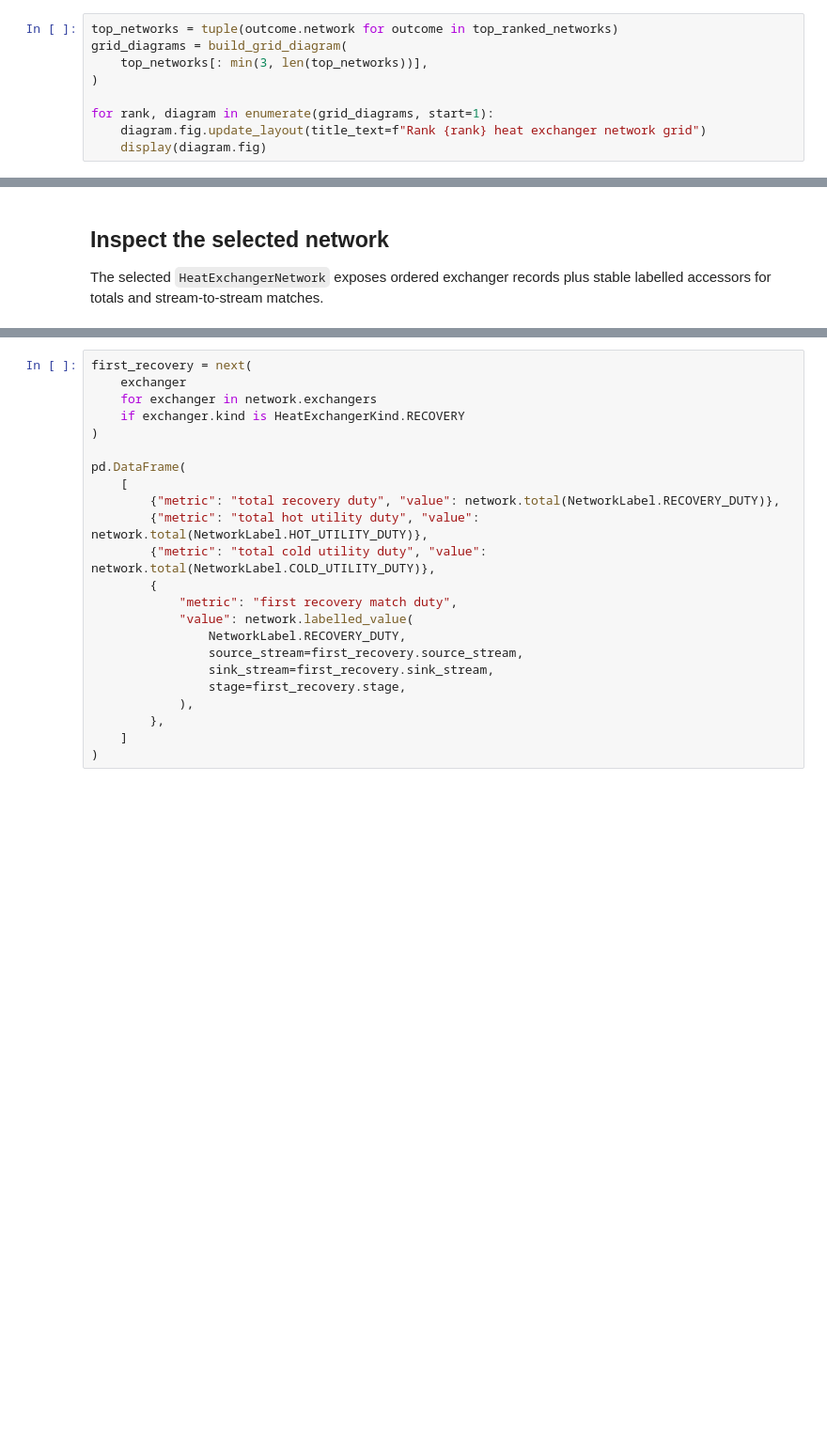
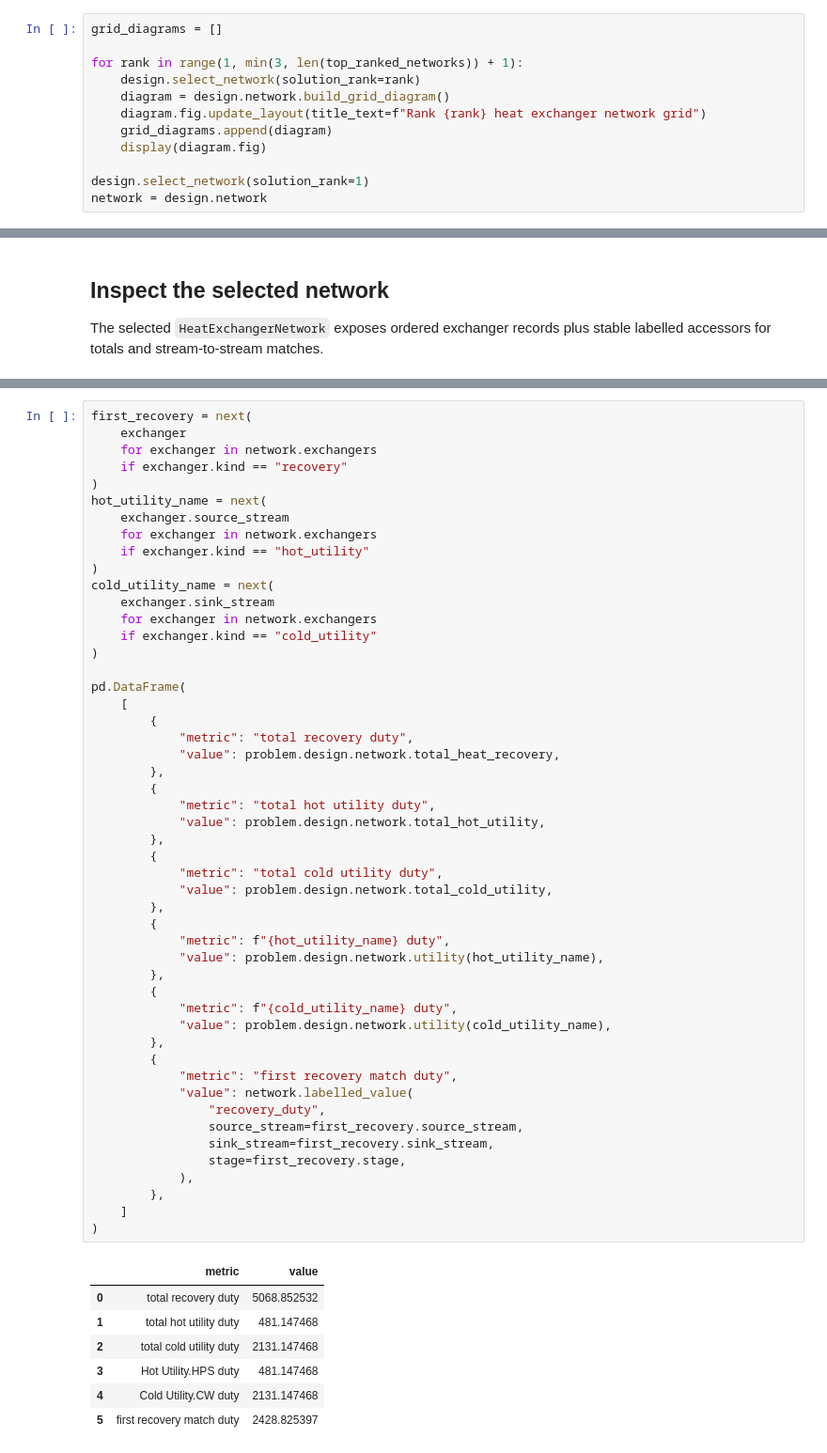
Before and after one commit to waikato-ahuora-smart-energy-systems/OpenPinch, a Jupyter notebook: OpenPinch/data/notebooks/09_hen_design_service_four_stream.ipynb, the cells around one changed output, grey strips where cells are left out. Shown at 94% size. Drawn from its saved outputs; the diff is of its cells as text; blank space fills up the shorter version.

```diff
--- a/OpenPinch/data/notebooks/09_hen_design_service_four_stream.ipynb
+++ b/OpenPinch/data/notebooks/09_hen_design_service_four_stream.ipynb
@@ -225,12 +232,15 @@ pd.DataFrame(selected_network_rows)
 # %%
-top_networks = tuple(outcome.network for outcome in top_ranked_networks)
-grid_diagrams = build_grid_diagram(
-    top_networks[: min(3, len(top_networks))],
-)
+grid_diagrams = []
 
-for rank, diagram in enumerate(grid_diagrams, start=1):
+for rank in range(1, min(3, len(top_ranked_networks)) + 1):
+    design.select_network(solution_rank=rank)
+    diagram = design.network.build_grid_diagram()
     diagram.fig.update_layout(title_text=f"Rank {rank} heat exchanger network grid")
+    grid_diagrams.append(diagram)
     display(diagram.fig)
+
+design.select_network(solution_rank=1)
+network = design.network
 # %% [markdown]
 The returned diagram object wraps a Plotly figure. `diagram.save("network.png")` writes a static image through Kaleido, and `diagram.save("network.html")` writes an interactive Plotly document.
 # %% [markdown]
@@ -260,23 +278,58 @@ exchanger_frame
 # %%
 first_recovery = next(
     exchanger
     for exchanger in network.exchangers
-    if exchanger.kind is HeatExchangerKind.RECOVERY
+    if exchanger.kind == "recovery"
+)
+hot_utility_name = next(
+    exchanger.source_stream
+    for exchanger in network.exchangers
+    if exchanger.kind == "hot_utility"
+)
+cold_utility_name = next(
+    exchanger.sink_stream
+    for exchanger in network.exchangers
+    if exchanger.kind == "cold_utility"
 )
 
 pd.DataFrame(
     [
-        {"metric": "total recovery duty", "value": network.total(NetworkLabel.RECOVERY_DUTY)},
-        {"metric": "total hot utility duty", "value": network.total(NetworkLabel.HOT_UTILITY_DUTY)},
-        {"metric": "total cold utility duty", "value": network.total(NetworkLabel.COLD_UTILITY_DUTY)},
+        {
+            "metric": "total recovery duty",
+            "value": problem.design.network.total_heat_recovery,
+        },
+        {
+            "metric": "total hot utility duty",
+            "value": problem.design.network.total_hot_utility,
+        },
+        {
+            "metric": "total cold utility duty",
+            "value": problem.design.network.total_cold_utility,
+        },
+        {
+            "metric": f"{hot_utility_name} duty",
+            "value": problem.design.network.utility(hot_utility_name),
+        },
+        {
+            "metric": f"{cold_utility_name} duty",
+            "value": problem.design.network.utility(cold_utility_name),
+        },
         {
             "metric": "first recovery match duty",
             "value": network.labelled_value(
-                NetworkLabel.RECOVERY_DUTY,
+                "recovery_duty",
                 source_stream=first_recovery.source_stream,
                 sink_stream=first_recovery.sink_stream,
                 stage=first_recovery.stage,
             ),
         },
     ]
 )
+# %% [output]
+|  | metric | value |
+| 0 | total recovery duty | 5068.852532 |
+| 1 | total hot utility duty | 481.147468 |
+| 2 | total cold utility duty | 2131.147468 |
+| 3 | Hot Utility.HPS duty | 481.147468 |
+| 4 | Cold Utility.CW duty | 2131.147468 |
+| 5 | first recovery match duty | 2428.825397 |
```
Also changed, not shown: parts of 12 cells of this notebook, 13 other files.
